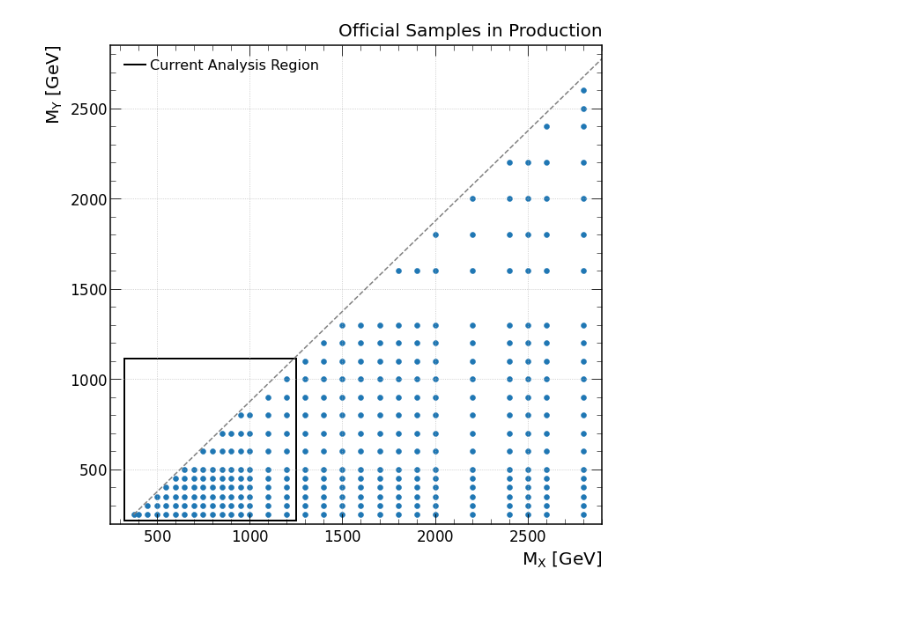
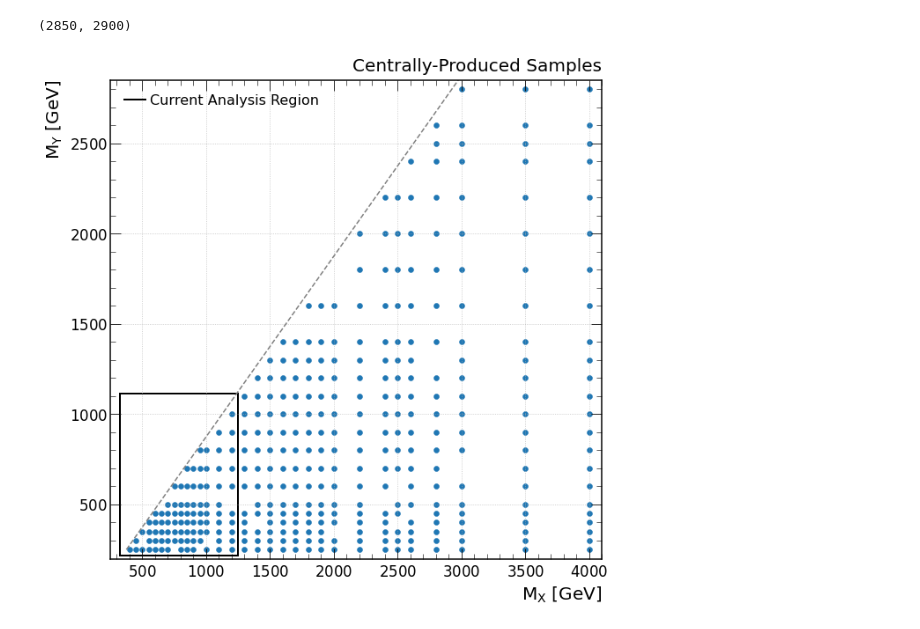
Before and after one commit to srosenzweig09/analysis, a Jupyter notebook: jupyter/1_signal_exploration/mass_grid.ipynb, the cells around one changed output. Saved outputs shown, nothing was run; the diff lists cells and outputs as text; code cells hidden in the pictures.

```diff
--- a/jupyter/1_signal_exploration/mass_grid.ipynb
+++ b/jupyter/1_signal_exploration/mass_grid.ipynb
@@ -0,0 +7,4 @@
+# %%
+output = subprocess.check_output(shlex.split(cmd))
+output = output.decode('UTF-8').split('\n')
+output = output[:-1]
@@ -0,0 +20,3 @@
+# %%
+MX = np.array([int(out.split('_')[2].split('-')[1]) for out in output])
+MY = np.array([int(out.split('_')[3].split('-')[1]) for out in output])
@@ -1,6 +27,8 @@
 # %%
-MX = np.append(375, np.concatenate((np.arange(400,1000,50), np.arange(1000,2000,100), np.array((2000, 2200, 2400, 2500, 2600, 2800, 3000, 3500, 4000)))))
-MY = np.concatenate((np.arange(250,500,50), np.arange(500,1400,100), np.array((1600, 1800, 2000, 2200, 2400, 2500, 2600, 2800))))
+# MX = np.append(375, np.concatenate((np.arange(400,1000,50), np.arange(1000,2000,100), np.array((2000, 2200, 2400, 2500, 2600, 2800, 3000, 3500, 4000)))))
+# MY = np.concatenate((np.arange(250,500,50), np.arange(500,1400,100), np.array((1600, 1800, 2000, 2200, 2400, 2500, 2600, 2800))))
 # %%
 MX_MY = np.array([[mx,my] for mx in MX for my in MY if mx >= my + 125])
+# %%
+MX_MY = np.asarray([[mx,my] for mx,my in zip(MX,MY)])
 # %%
@@ -34,27 +46,31 @@ import matplotlib.pyplot as plt
 plt.style.use(CMS)
 from matplotlib.patches import Rectangle
 from matplotlib.lines import Line2D
+# %%
+MX.max()+50, MY.max()+100
+# %% [output]
+(2850, 2900)
 # %%
 fig, ax = plt.subplots(figsize=(10,10))
 
 ax.scatter(MX_MY[:,0], MX_MY[:,1], lw=0.5)
 ax.set_xlabel(r'$M_X$ [GeV]')
 ax.set_ylabel(r'$M_Y$ [GeV]')
 ax.grid()
 ax.set_ylim(200, MY.max()+50)
-ax.set_xlim(250, MY.max()+100)
+ax.set_xlim(250, MX.max()+100)
 
 ax.plot([MX_min, MX.max()],[MY_min,f(MX.max())],c='gray',ls='--')
 
 analysis_box = Rectangle((325,215),925,900,fill=False,color='k',lw=2)
 ax.add_artist(analysis_box)
 
 analysis_legend = [Line2D([0],[0],color='k',lw=2)]
 ax.legend(analysis_legend, ['Current Analysis Region'])
 
-ax.set_title('Official Samples in Production')
+ax.set_title('Centrally-Produced Samples')
 
 fig.savefig("plots/mass_grid.pdf", bbox_inches='tight')
 plt.show()
 # %% [output]
-[figure, old version]
+[figure, new version]
```
Also changed, not shown: parts of 6 cells of this notebook, 2 other files.
